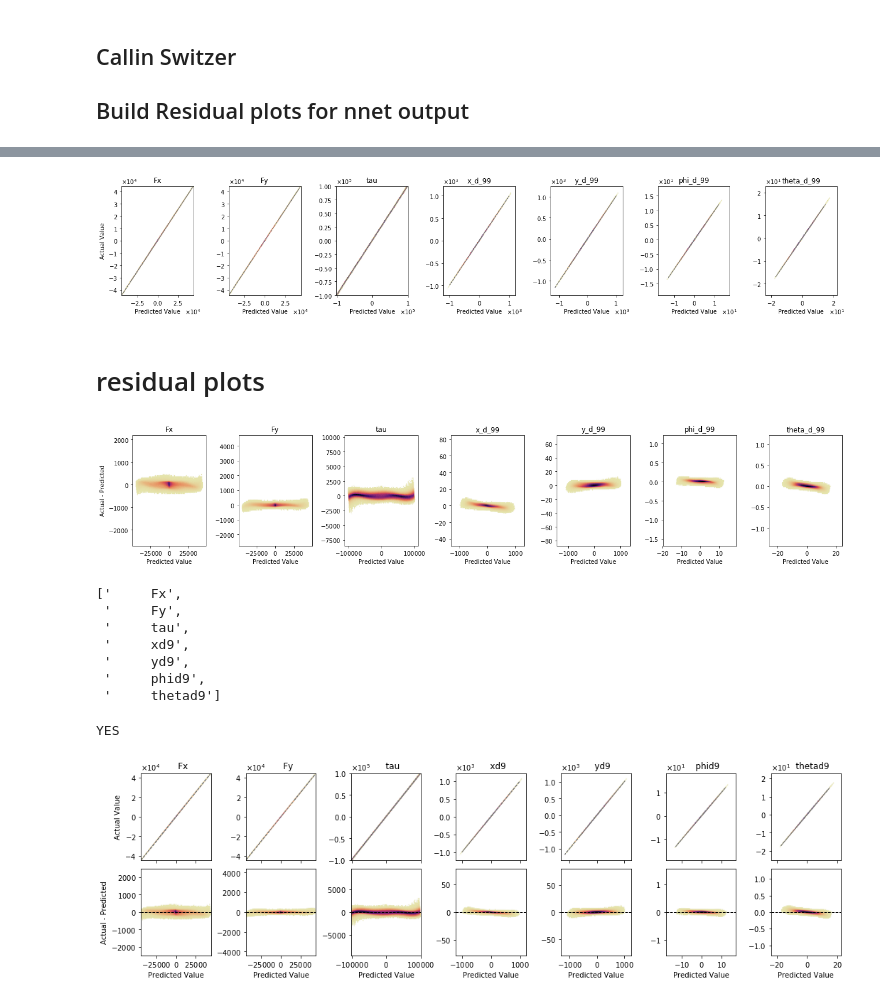
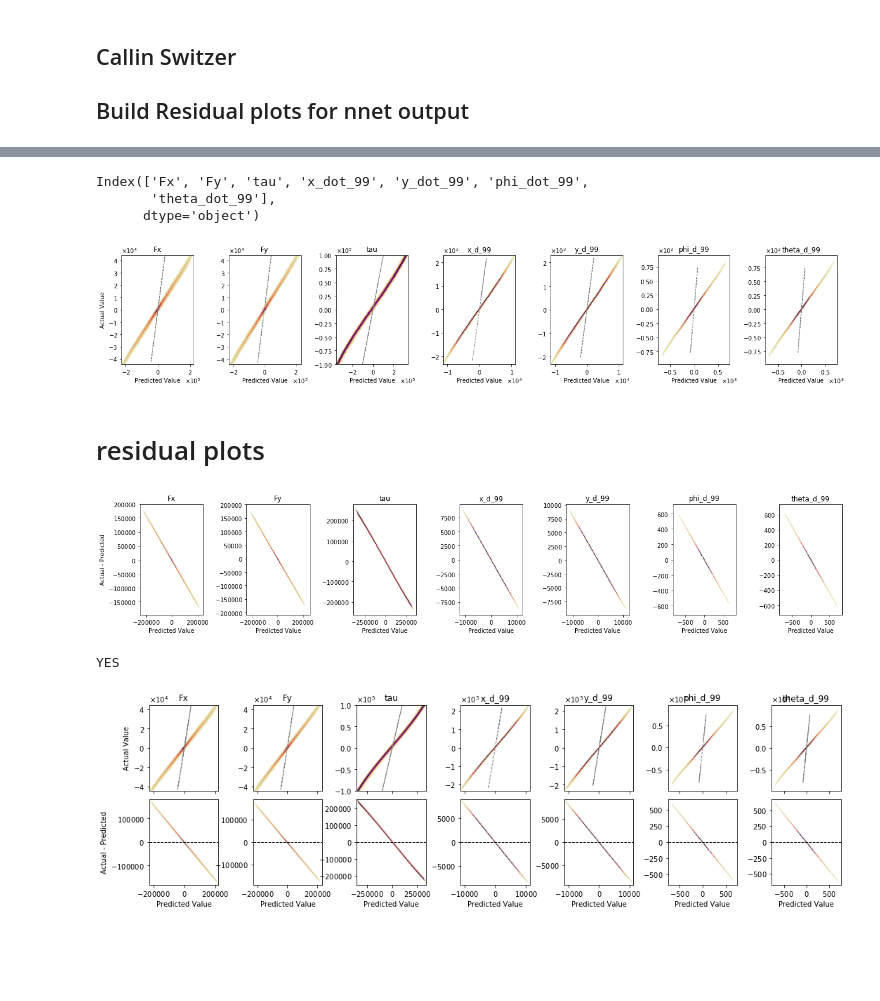
Before and after one commit to oliviatessa/MothMachineLearning, a Jupyter notebook: 011_ResidPlotsForRandomICModel.ipynb, the cells around one changed output, grey strips where cells are left out. Saved outputs shown, nothing was run; the diff lists cells and outputs as text; code cells hidden in the pictures; blank space fills up the shorter version.

Commit message:
retrain with correctly scaled data

```diff
--- a/011_ResidPlotsForRandomICModel.ipynb
+++ b/011_ResidPlotsForRandomICModel.ipynb
@@ -134,2 +127,2 @@ Using TensorFlow backend.
 # %%
-nnpreds = model.predict(Xtest_scaled[ :])
+nnpreds = model.predict(X_scaled[ :])
@@ -141,6 +129,12 @@ nnpreds = model.predict(Xtest_scaled[ :])
 # %%
 # rescale
 nnpreds_unscaled = scalerY.inverse_transform(nnpreds)
+# %%
+nms
+# %% [output]
+Index(['Fx', 'Fy', 'tau', 'x_dot_99', 'y_dot_99', 'phi_dot_99',
+       'theta_dot_99'],
+      dtype='object')
 # %%
 plt.close("all")
 fig, axs = plt.subplots(1,7, figsize=np.array((20, 4)) / 1.1, facecolor='w', edgecolor='k')
@@ -168,7 +162,7 @@ for ii in range(len(Y.columns)):
     # read in image
 
     try:
-        axs[ii].hexbin(y = Ytest.iloc[:,ii],x = nnpreds_unscaled[:,ii], gridsize = 150, cmap = cmap)
+        axs[ii].hexbin(y = Y.iloc[:,ii],x = nnpreds_unscaled[:,ii], gridsize = 150, cmap = cmap)
         axs[ii].set_xlabel("Predicted Value")
         axs[ii].xaxis.set_major_formatter(ScalarFormatter(useMathText=True))
         axs[ii].yaxis.set_major_formatter(ScalarFormatter(useMathText=True))
@@ -179,15 +173,15 @@ for ii in range(len(Y.columns)):
         if(ii == 0):
             axs[ii].set_ylabel("Actual Value")
         axs[ii].set_title(nms2[ii])
-        axs[ii].plot(Ytest.iloc[0:1000,ii], Ytest.iloc[0:1000,ii], 'grey', linewidth = 1, linestyle  = "--")
+        axs[ii].plot(Y.iloc[0:1000,ii], Y.iloc[0:1000,ii], 'grey', linewidth = 1, linestyle  = "--")
     except:
         pass
 plt.tight_layout()
 
-fig.savefig(os.path.join(figDir, "NNPreds_newData_control_bigbatch_FxFy_hexbin_loadedModel.png"), dpi = 500, bbox_inches='tight')
+fig.savefig(os.path.join(figDir, "NNPreds_Fig1.png"), dpi = 500, bbox_inches='tight')
 # fig.savefig(os.path.join(figDir, "NNPreds_newData_control_bigbatch_FxFy_hexbin_loadedModel.svg"),bbox_inches='tight')
 # %% [output]
-[figure, old version]
+[figure, new version]
 # %% [markdown]
 # residual plots
 # %%
@@ -196,37 +190,37 @@ fig, axs = plt.subplots(1,7, figsize=np.array((20, 4)) / 1.1, facecolor='w', edg
 fig.subplots_adjust(hspace = 0.3, wspace=0.3)
 #fig.suptitle('Predicted vs. acutal ', fontsize=14, fontweight='bold')
 
 axs = axs.ravel()
 
 nms = Y.columns
 nms2 = [nms[ii].replace("dot", "d") for ii in range(len(nms))]
 nms2
 
 
 for ii in range(len(Y.columns)):
     # read in image
 
     try:
-        axs[ii].hexbin(y = Ytest.iloc[:,ii] - nnpreds_unscaled[:,ii],x = nnpreds_unscaled[:,ii], gridsize = 150, cmap = cmap)
+        axs[ii].hexbin(y = Y.iloc[:,ii] - nnpreds_unscaled[:,ii],x = nnpreds_unscaled[:,ii], gridsize = 150, cmap = cmap)
         axs[ii].set_xlabel("Predicted Value")
         axs[ii].xaxis.set_major_formatter(ScalarFormatter(useMathText=True))
         axs[ii].yaxis.set_major_formatter(ScalarFormatter(useMathText=True))
 #         axs[ii].ticklabel_format(style='sci',  axis='both', scilimits=(3,4))
 #         t = axs[ii].xaxis.get_offset_text()
 #         t.set_x(1.1)
 #         t.set_y(0.5)
         if(ii == 0):
             axs[ii].set_ylabel("Actual - Predicted")
         axs[ii].set_title(nms2[ii])
-        #axs[ii].plot(Ytest.iloc[0:1000,ii], Ytest.iloc[0:1000,ii], 'grey', linewidth = 1, linestyle  = "--")
+        #axs[ii].plot(Y.iloc[0:1000,ii], Y.iloc[0:1000,ii], 'grey', linewidth = 1, linestyle  = "--")
     except:
         pass
 plt.tight_layout()
 
-fig.savefig(os.path.join(figDir, "NNPreds_resids.png"), dpi = 500, bbox_inches='tight')
+fig.savefig(os.path.join(figDir, "NNPreds_resids_Fig1.png"), dpi = 500, bbox_inches='tight')
 # fig.savefig(os.path.join(figDir, "NNPreds_newData_control_bigbatch_FxFy_hexbin_loadedModel.svg"),bbox_inches='tight')
 # %% [output]
-[figure, old version]
+[figure, new version]
 # %%
 nms = Y.columns
 nms2 = [nms[ii].replace("dot", "d") for ii in range(len(nms))]
@@ -234,14 +228,6 @@ nms2 = [nms2[ii].replace("_", "") for ii in range(len(nms2))]
 nms2 = [nms2[ii].replace("99", "9") for ii in range(len(nms2))]
 nms2 = ["     " + nms2[ii] for ii in range(len(nms2))]
 nms2
-# %% [output]
-['     Fx',
- '     Fy',
- '     tau',
- '     xd9',
- '     yd9',
- '     phid9',
- '     thetad9']
 # %%
 # combine residual and regular plots
 plt.close("all")
@@ -268,7 +254,7 @@ for ii in range(len(Y.columns)):
     # read in image
 
     try:
-        axs[ii].hexbin(y = Ytest.iloc[:,ii],x = nnpreds_unscaled[:,ii], gridsize = 150, cmap = cmap)
+        axs[ii].hexbin(y = Y.iloc[:,ii],x = nnpreds_unscaled[:,ii], gridsize = 150, cmap = cmap)
 #         axs[ii].set_xlabel("Predicted Value")
 #         axs[ii].xaxis.set_major_formatter(ScalarFormatter(useMathText=True))
         axs[ii].yaxis.set_major_formatter(ScalarFormatter(useMathText=True))
@@ -277,7 +263,7 @@ for ii in range(len(Y.columns)):
         if(ii == 0):
             axs[ii].set_ylabel("Actual Value")
         axs[ii].set_title(nms2[ii])
-        axs[ii].plot(Ytest.iloc[0:1000,ii], Ytest.iloc[0:1000,ii], 'grey', linewidth = 1, linestyle  = "--")
+        axs[ii].plot(Y.iloc[0:1000,ii], Y.iloc[0:1000,ii], 'grey', linewidth = 1, linestyle  = "--")
     except:
         pass
 
@@ -285,12 +271,12 @@ for ii in range(len(Y.columns)):
     jj = ii + len(Y.columns)
 
     try:
-        axs[jj].hexbin(y = Ytest.iloc[:,ii] - nnpreds_unscaled[:,ii],x = nnpreds_unscaled[:,ii], gridsize = 150, cmap = cmap)
+        axs[jj].hexbin(y = Y.iloc[:,ii] - nnpreds_unscaled[:,ii],x = nnpreds_unscaled[:,ii], gridsize = 150, cmap = cmap)
         axs[jj].set_xlabel("Predicted Value")
         axs[jj].xaxis.set_major_formatter(ScalarFormatter(useMathText=True))
         axs[jj].yaxis.set_major_formatter(ScalarFormatter(useMathText=True))
-        mmin = np.min(Ytest.iloc[:,ii] - nnpreds_unscaled[:,ii])
-        mmax = np.max(Ytest.iloc[:,ii] - nnpreds_unscaled[:,ii])
+        mmin = np.min(Y.iloc[:,ii] - nnpreds_unscaled[:,ii])
+        mmax = np.max(Y.iloc[:,ii] - nnpreds_unscaled[:,ii])
 
         upper = np.max([np.abs(mmin), np.abs(mmax)])
         axs[jj].set_ylim(-upper, upper)
@@ -304,10 +290,10 @@ for ii in range(len(Y.columns)):
     except:
         pass
 #plt.tight_layout()
-fig.savefig(os.path.join(figDir, "NNPreds_resids_combined.png"), dpi = 500, bbox_inches='tight')
+fig.savefig(os.path.join(figDir, "NNPreds_resids_combined_Fig1.png"), dpi = 500, bbox_inches='tight')
 # %% [output]
 YES
-[figure, old version]
+[figure, new version]
 # %%
 # convert Fx and Fy back to F and alpha
 
```
Also changed, not shown: parts of 12 cells of this notebook, 1 other file.
